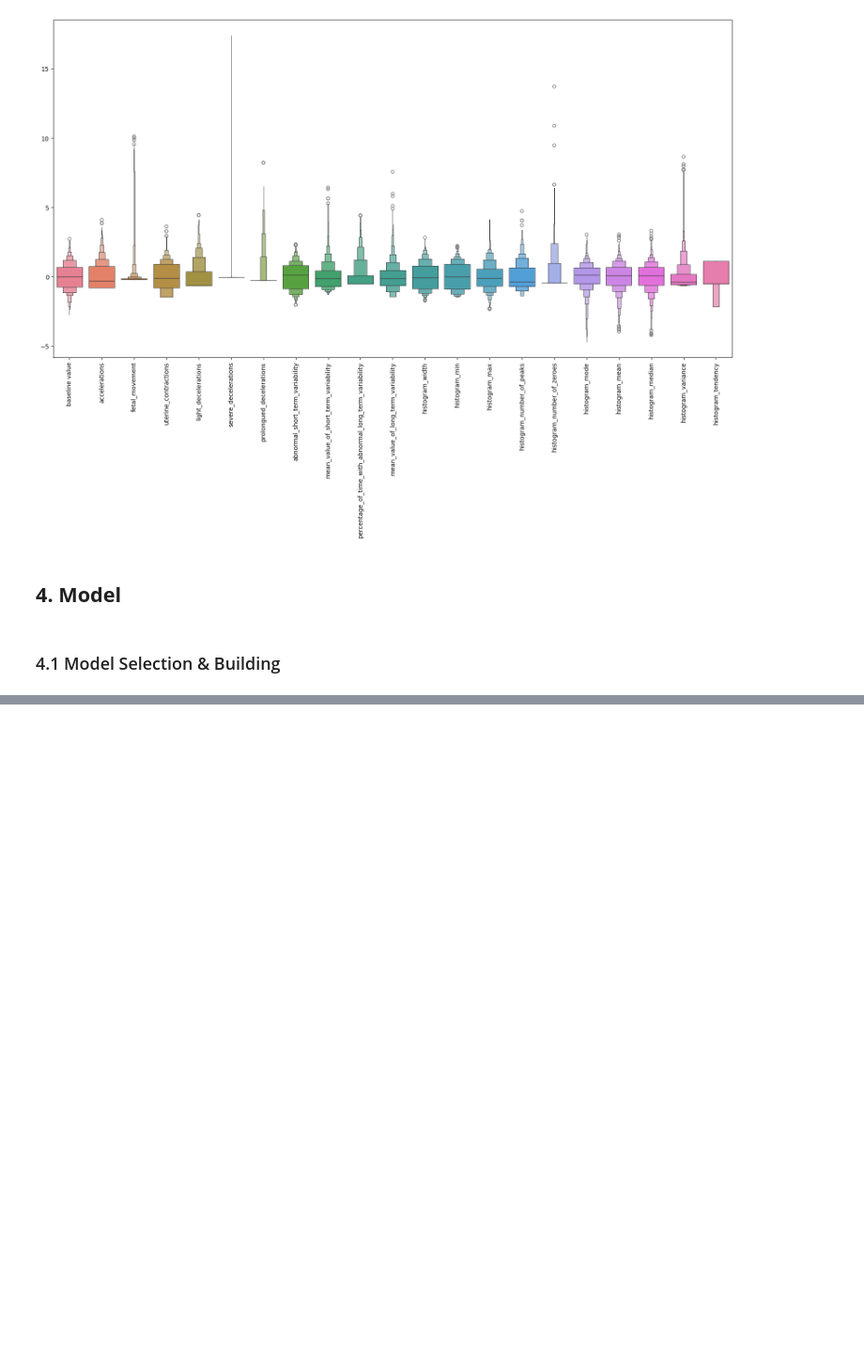
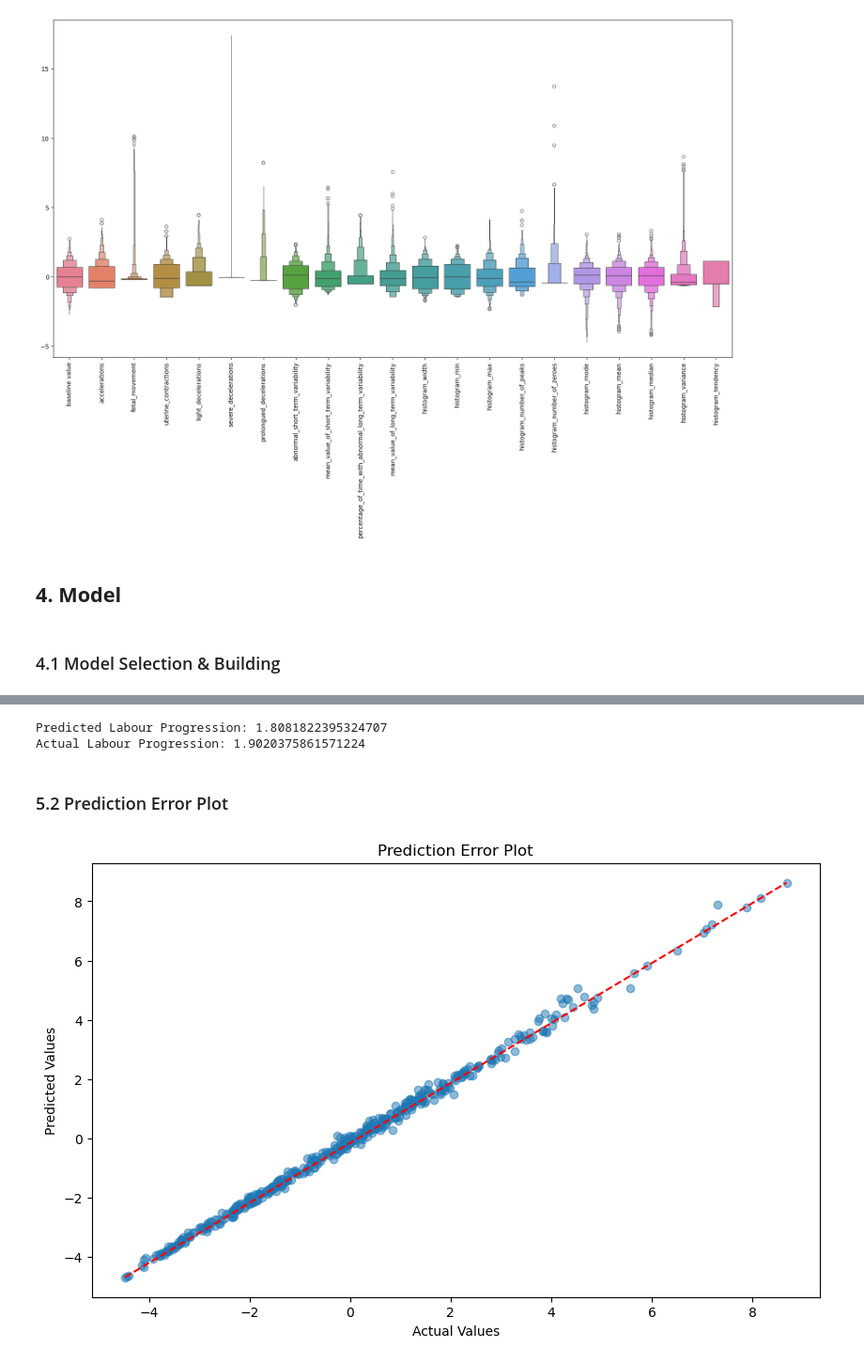
Before and after one commit to evanyan13/fetu_poc, a Jupyter notebook: proof_of_concept/regression_nn_pytorch_lp.ipynb, the cells around one changed output, grey strips where cells are left out. Shown at 94% size. Cells and saved outputs as stored; diff of their text form; code cells hidden in the pictures; blank space fills up the shorter version.

Commit message:
Add demo for regression nn

```diff
--- a/proof_of_concept/regression_nn_pytorch_lp.ipynb
+++ b/proof_of_concept/regression_nn_pytorch_lp.ipynb
@@ -332,0 +368,37 @@ Average loss on test set: 0.00029390852050112447
+# %%
+with torch.no_grad():
+    predicted_progression = model(X_demo_tensor)
+
+predicted_progression_np = predicted_progression.numpy()
+
+print(f"Predicted Labour Progression: {predicted_progression_np[0][0]}")
+print(f"Actual Labour Progression: {y_demo}")
+# %% [output]
+Predicted Labour Progression: 1.8081822395324707
+Actual Labour Progression: 1.9020375861571224
+# %% [markdown]
+### 5.2 Prediction Error Plot
+# %%
+model.eval()
+
+predictions = []
+actuals = []
+
+with torch.no_grad():
+    for data, target in test_loader:
+        output = model(data)
+        predictions.extend(output.view(-1).numpy())
+        actuals.extend(target.view(-1).numpy())
+
+predictions = np.array(predictions)
+actuals = np.array(actuals)
+
+plt.figure(figsize=(10, 6))
+plt.scatter(actuals, predictions, alpha=0.5)
+plt.plot([actuals.min(), actuals.max()], [predictions.min(), predictions.max()], '--r')
+plt.title('Prediction Error Plot')
+plt.xlabel('Actual Values')
+plt.ylabel('Predicted Values')
+plt.show()
+# %% [output]
+[figure, added]
```
Also changed, not shown: parts of 12 cells of this notebook.
